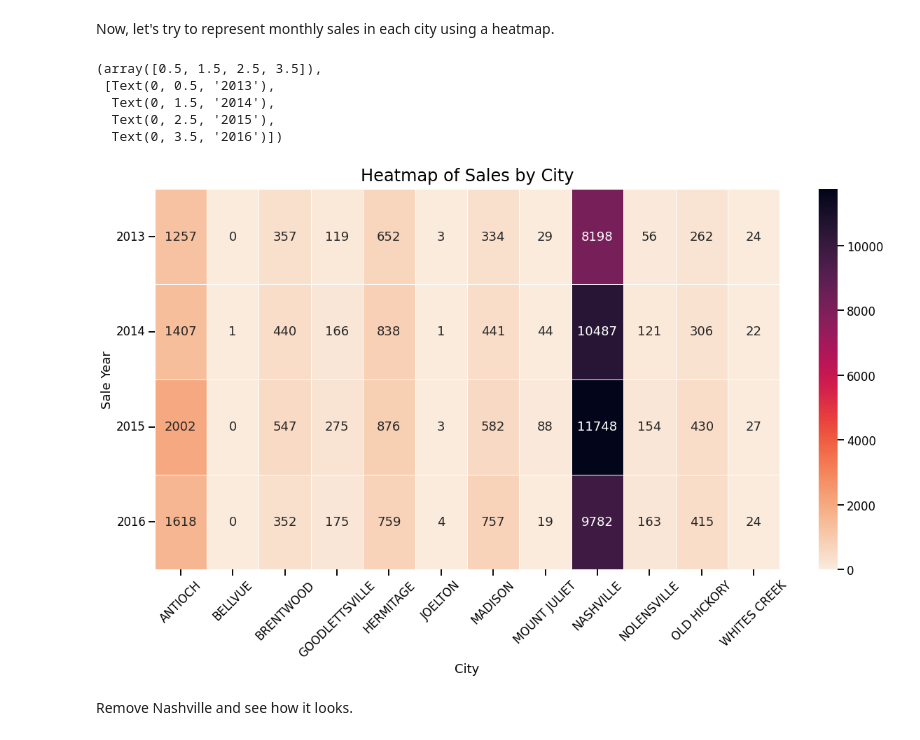
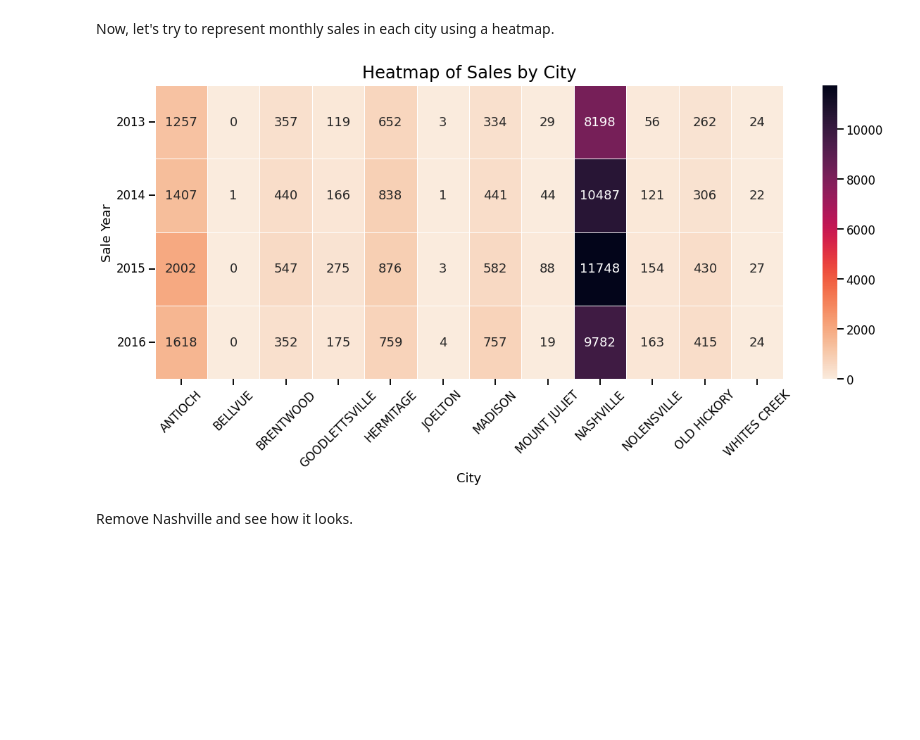
Before and after one commit to aaronjoslinwangdu/nashville-housing-project, a Jupyter notebook: Nashville_Housing_Notebook.ipynb, the cells around one changed output. Drawn from its saved outputs; the diff is of its cells as text; code cells hidden in the pictures; blank space fills up the shorter version.

```diff
--- a/Nashville_Housing_Notebook.ipynb
+++ b/Nashville_Housing_Notebook.ipynb
@@ -253,36 +253,32 @@ Now, let's try to represent monthly sales in each city using a heatmap.
 # %%
 #now get the number of sales per month by city
 spm = df.groupby(['PropertySplitCity','SaleYear']).size().to_frame('NumSales').reset_index()
 
 cities = df['PropertySplitCity'].unique().tolist()
 
 
 #create pivot table with info that we want
 spm2 = pd.pivot_table(spm,index=['SaleYear'],columns=['PropertySplitCity'],values=['NumSales'])
 
 #rather than have NaN's, fill with zeros
 spm2 = spm2.fillna(0)
 
 #since there is no such thing as a half sale, convert all values to integers
 spm2 = spm2.astype(int)
 
 sns.set_context("talk")
 f, ax = plt.subplots(figsize=(20, 10))
 ax = sns.heatmap(spm2, annot=True, fmt="d", linewidths=.5, ax=ax, cmap=sns.color_palette("rocket_r", as_cmap=True),yticklabels=['2013','2014','2015','2016'],xticklabels=['ANTIOCH','BELLVUE','BRENTWOOD','GOODLETTSVILLE','HERMITAGE','JOELTON','MADISON','MOUNT JULIET','NASHVILLE','NOLENSVILLE','OLD HICKORY','WHITES CREEK'])
 ax.axes.set_title("Heatmap of Sales by City", fontsize=24, y=1.01)
 ax.set(xlabel='City', ylabel='Sale Year');
 plt.xticks(rotation = 45)
 plt.yticks(rotation = 360)
 
+plt.gcf().subplots_adjust(bottom=0.30)
 #save the figure
 #plt.savefig(r'path\nashville-housing-project\visualizations\sales_by_city_hm.png')
 # %% [output]
-(array([0.5, 1.5, 2.5, 3.5]),
- [Text(0, 0.5, '2013'),
-  Text(0, 1.5, '2014'),
-  Text(0, 2.5, '2015'),
-  Text(0, 3.5, '2016')])
-[figure, old version]
+[figure, new version]
 # %% [markdown]
 Remove Nashville and see how it looks.
 # %%
```
Also changed, not shown: parts of 1 cell of this notebook, 2 other files.
